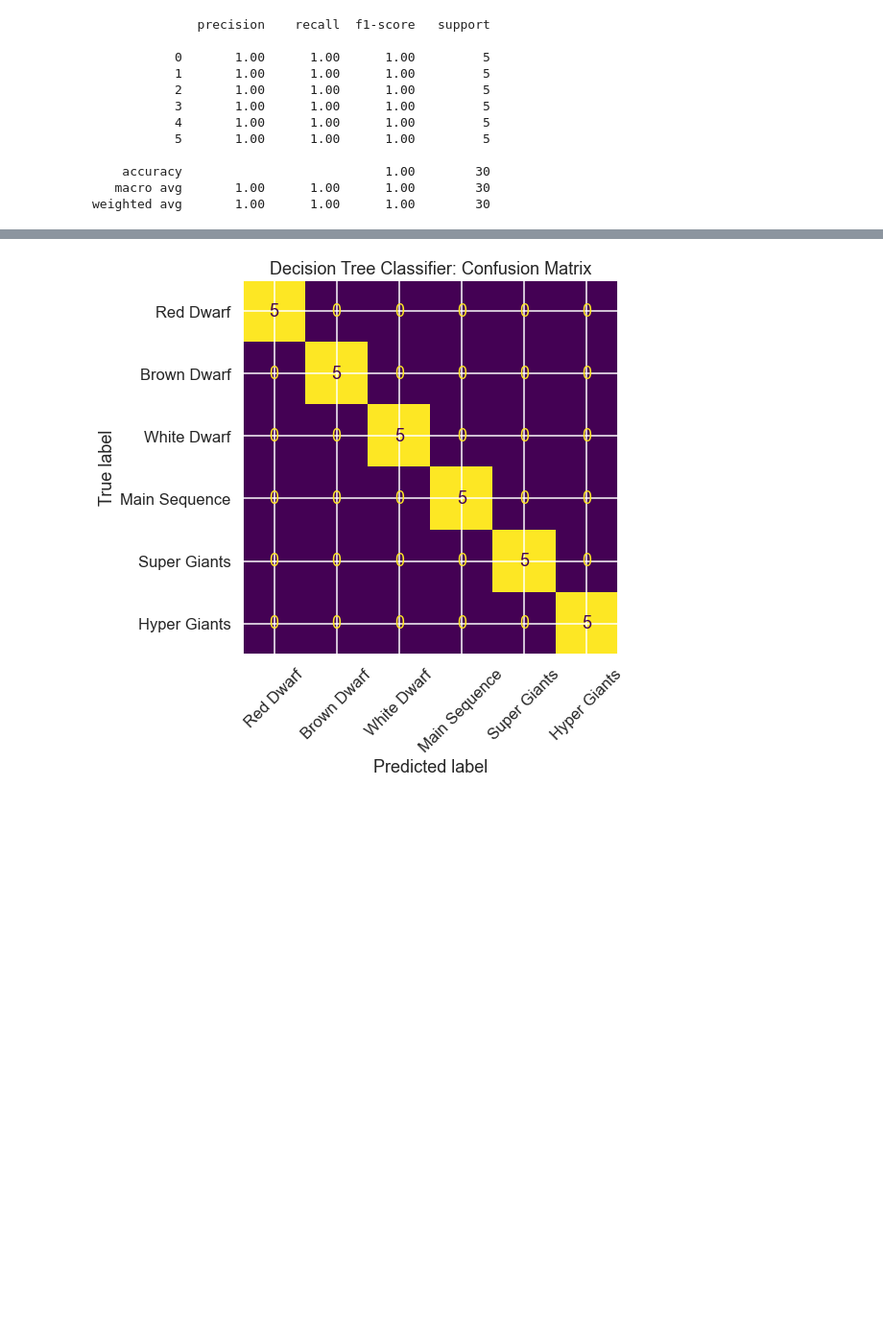
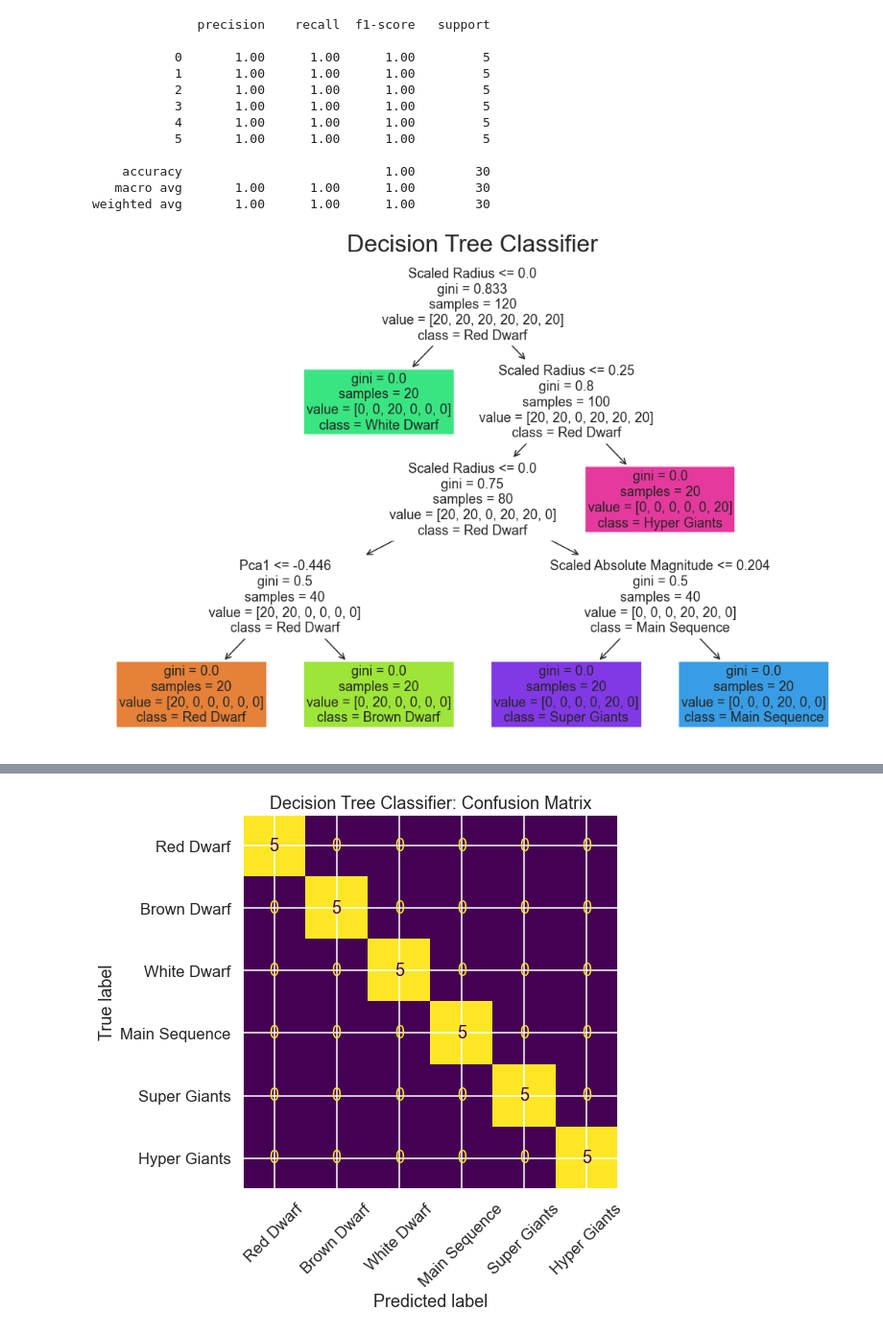
Before and after one commit to Promeos/Stellar_Classification, a Jupyter notebook: Final-Report.ipynb, the cells around one changed output, grey strips where cells are left out. Shown at 96% size. Drawn from its saved outputs; the diff is of its cells as text; code cells hidden in the pictures; blank space fills up the shorter version.

```diff
--- a/Final-Report.ipynb
+++ b/Final-Report.ipynb
@@ -644,3 +647,17 @@ weighted avg       1.00      1.00      1.00        30
+# %%
+sns.set_context('talk')
+
+plt.figure(figsize=(18, 12))
+plot_tree(tree,
+          feature_names=[column.replace('_', ' ').title() for column in X_test.columns],
+          fontsize=18,
+          class_names=list(star_type_map.values()),
+          filled=True)
+
+plt.title('Decision Tree Classifier', fontsize=32)
+plt.show()
+# %% [output]
+[figure, added]
 # %%
 indices = list(np.argsort(tree.feature_importances_))
 importances = tree.feature_importances_[indices]
```
Also changed, not shown: parts of 26 cells of this notebook.
